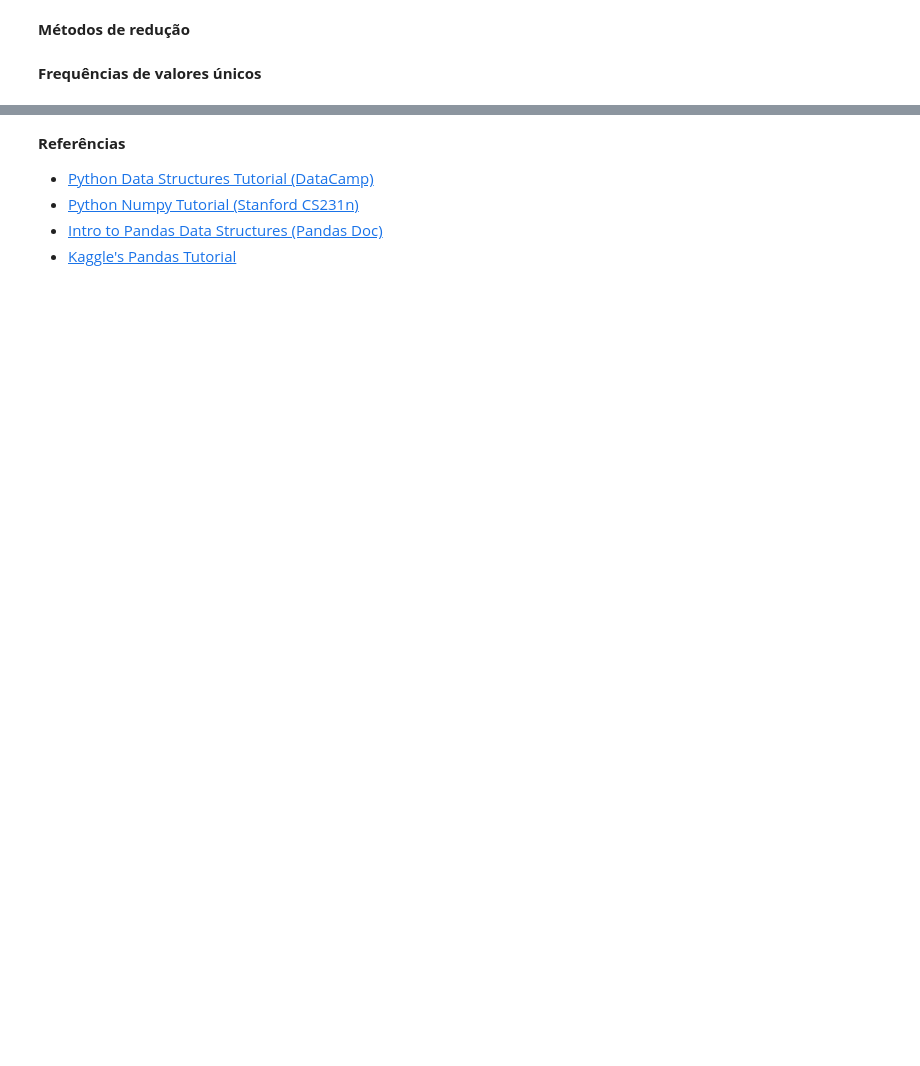
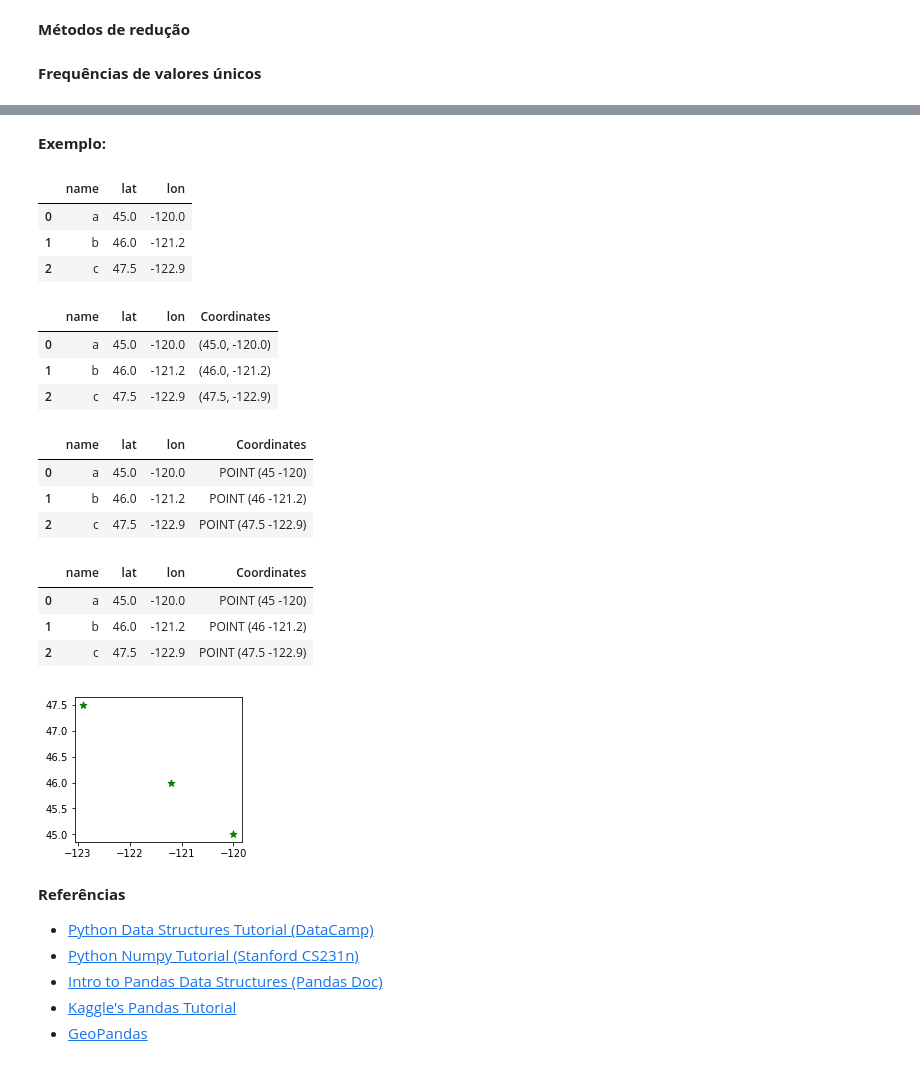
Before and after one commit to gcmatos/python-para-geociencias, a Jupyter notebook: notebooks/1.3 Estruturas de dados em Python.ipynb, the cells around one changed output, grey strips where cells are left out. Drawn from its saved outputs; the diff is of its cells as text; code cells hidden in the pictures; blank space fills up the shorter version.

Commit message:
Update notebook 1.3 Add GeoPandas

```diff
--- a/notebooks/1.3 Estruturas de dados em Python.ipynb
+++ b/notebooks/1.3 Estruturas de dados em Python.ipynb
@@ -1037,3 +1092,44 @@ pd.value_counts(s.values, sort=False)
+# %% [markdown]
+__Exemplo:__
+# %%
+df = DataFrame(data)
+df
+# %% [output]
+|  | name | lat | lon |
+| 0 | a | 45.0 | -120.0 |
+| 1 | b | 46.0 | -121.2 |
+| 2 | c | 47.5 | -122.9 |
+# %%
+# Criar geometria
+# geometry = [Point(xy) for xy in zip(df['lon'], df['lat'])]
+df['Coordinates'] = list(zip(df.lat, df.lon))
+df
+# %% [output]
+|  | name | lat | lon | Coordinates |
+| 0 | a | 45.0 | -120.0 | (45.0, -120.0) |
+| 1 | b | 46.0 | -121.2 | (46.0, -121.2) |
+| 2 | c | 47.5 | -122.9 | (47.5, -122.9) |
+# %%
+df['Coordinates'] = df['Coordinates'].apply(Point)
+df
+# %% [output]
+|  | name | lat | lon | Coordinates |
+| 0 | a | 45.0 | -120.0 | POINT (45 -120) |
+| 1 | b | 46.0 | -121.2 | POINT (46 -121.2) |
+| 2 | c | 47.5 | -122.9 | POINT (47.5 -122.9) |
+# %%
+# Criar GeoDataFrame
+gdf = GeoDataFrame(df, geometry='Coordinates')
+gdf
+# %% [output]
+|  | name | lat | lon | Coordinates |
+| 0 | a | 45.0 | -120.0 | POINT (45 -120) |
+| 1 | b | 46.0 | -121.2 | POINT (46 -121.2) |
+| 2 | c | 47.5 | -122.9 | POINT (47.5 -122.9) |
+# %%
+gdf.plot(marker='*', color='green', markersize=50, figsize=(3, 3));
+# %% [output]
+[figure, added]
 # %% [markdown]
 __Referências__
 
@@ -1041,3 +1137,4 @@ __Referências__
 - [Python Numpy Tutorial (Stanford CS231n)](https://cs231n.github.io/python-numpy-tutorial/#numpy)
 - [Intro to Pandas Data Structures (Pandas Doc)](https://pandas.pydata.org/pandas-docs/stable/dsintro.html)
 - [Kaggle's Pandas Tutorial](https://www.kaggle.com/learn/pandas)
+- [GeoPandas](https://geopandas.readthedocs.io/en/latest/gallery/create_geopandas_from_pandas.html#sphx-glr-gallery-create-geopandas-from-pandas-py)
```
Also changed, not shown: parts of 56 cells of this notebook.
